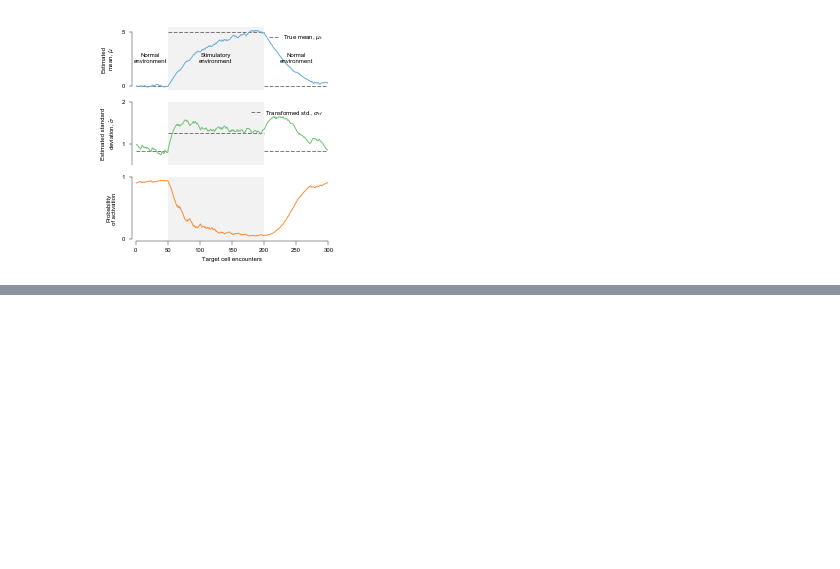
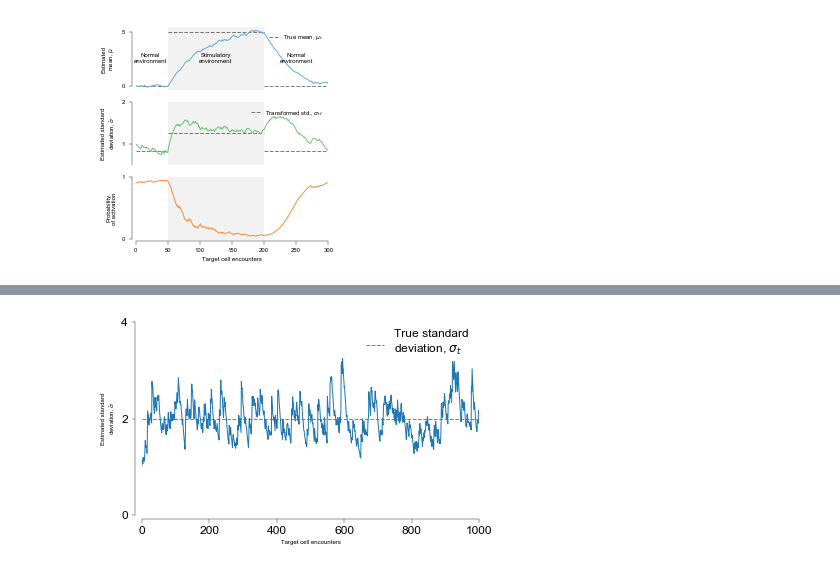
Before and after one commit to ywqin/paper-innate-immune-adaptation, a Jupyter notebook: figures.ipynb, the cells around one changed output, grey strips where cells are left out. Cells and saved outputs as stored; diff of their text form; code cells hidden in the pictures; blank space fills up the shorter version.

```diff
--- a/figures.ipynb
+++ b/figures.ipynb
@@ -937,7 +1011,7 @@ if __name__ == '__main__':
     ax1.axhline(m_env, label=TRUE_MEAN_LABEL, **DASH_STYLE)
     ax1.legend(loc='upper right', frameon=False)
     ax1.set_ylabel('Estimated mean, $\hat{\mu}$', fontsize=LABEL_SIZE)
-    ax1.text(-0.3, 1.05, string.ascii_uppercase[0].lower(),
+    ax1.text(-0.3, 1.05, string.ascii_uppercase[0].upper(),
              transform=ax1.transAxes, size=SUBLABEL_SIZE, weight='bold')
     ax1.set_title(r'Short memory', fontsize=LABEL_SIZE)
 
@@ -945,14 +1019,14 @@ if __name__ == '__main__':
     ax2.legend(loc='upper right', frameon=False)
     ax2.set_xlabel(ENCOUNTER_LABEL, fontsize=LABEL_SIZE)
     ax2.set_ylabel('Estimated mean, $\hat{\mu}$', fontsize=LABEL_SIZE)
-    ax2.text(-0.3, 1.05, string.ascii_uppercase[2].lower(),
+    ax2.text(-0.3, 1.05, string.ascii_uppercase[2].upper(),
              transform=ax2.transAxes, size=SUBLABEL_SIZE, weight='bold')
     ax2.set_title(r'Long memory', fontsize=LABEL_SIZE)
 
     ax3.axhline(math.sqrt(var_env), label=TRUE_STD_LABEL, **DASH_STYLE)
     ax3.legend(loc='upper right', frameon=False)
     ax3.set_ylabel(ESTD_STD_LABEL, fontsize=LABEL_SIZE)
-    ax3.text(-0.3, 1.05, string.ascii_uppercase[1].lower(),
+    ax3.text(-0.3, 1.05, string.ascii_uppercase[1].upper(),
              transform=ax3.transAxes, size=SUBLABEL_SIZE, weight='bold')
     ax3.set_title(r'Short memory', fontsize=LABEL_SIZE)
 
@@ -960,7 +1034,7 @@ if __name__ == '__main__':
     ax4.legend(loc='upper right', frameon=False)
     ax4.set_xlabel(ENCOUNTER_LABEL, fontsize=LABEL_SIZE)
     ax4.set_ylabel(ESTD_STD_LABEL, fontsize=LABEL_SIZE)
-    ax4.text(-0.3, 1.05, string.ascii_uppercase[3].lower(),
+    ax4.text(-0.3, 1.05, string.ascii_uppercase[3].upper(),
              transform=ax4.transAxes, size=SUBLABEL_SIZE, weight='bold')
     ax4.set_title(r'Long memory', fontsize=LABEL_SIZE)
 
@@ -1480,0 +1609,36 @@ plt.close()
+# %%
+# Figure 2 plottting
+initial_means = 0
+initial_std = 1
+
+# read data
+data = pd.read_csv('SIfig5_tradeoff.csv.gz', compression='gzip')
+
+# Plotting -----------------------------------------------
+fig = plt.figure(figsize=(SINGLE_COLUMN*2, SINGLE_COLUMN))
+
+ax = fig.add_axes([0.20, 0.1, 0.7, 0.8])
+ax.spines['right'].set_visible(False)
+ax.spines['top'].set_visible(False)
+ax.spines['bottom'].set_position(('axes', -0.02))
+ax.spines['left'].set_position(('axes', -0.02))
+ax.set_xlim([0, num_encounter])
+ax.set_ylim([0, 4])
+ax.set_yticks([0,2,4])
+ax.set_xlabel(ENCOUNTER_LABEL, fontsize=LABEL_SIZE)
+ax.set_ylabel(ESTD_STD_LABEL, fontsize=LABEL_SIZE)
+ax.axhline(math.sqrt(var_env), label=TRUE_STD_LABEL, **DASH_STYLE)
+ax.legend(loc='upper right', frameon=False, handlelength=1.5)
+
+alpha = 5
+std = data.loc[(data['alpha'] == alpha)
+				   & (data['Initial mean'] == initial_mean)
+				   & (data['Initial std'] == initial_std)]['Std']
+encounter = range(len(std))
+ax.plot(encounter, std)
+
+plt.savefig('figs5-adaptation-static.pdf', format='pdf', dpi=300)
+plt.show()
+plt.close()
+# %% [output]
+[figure, added]
```
Also changed, not shown: parts of 32 cells of this notebook.
